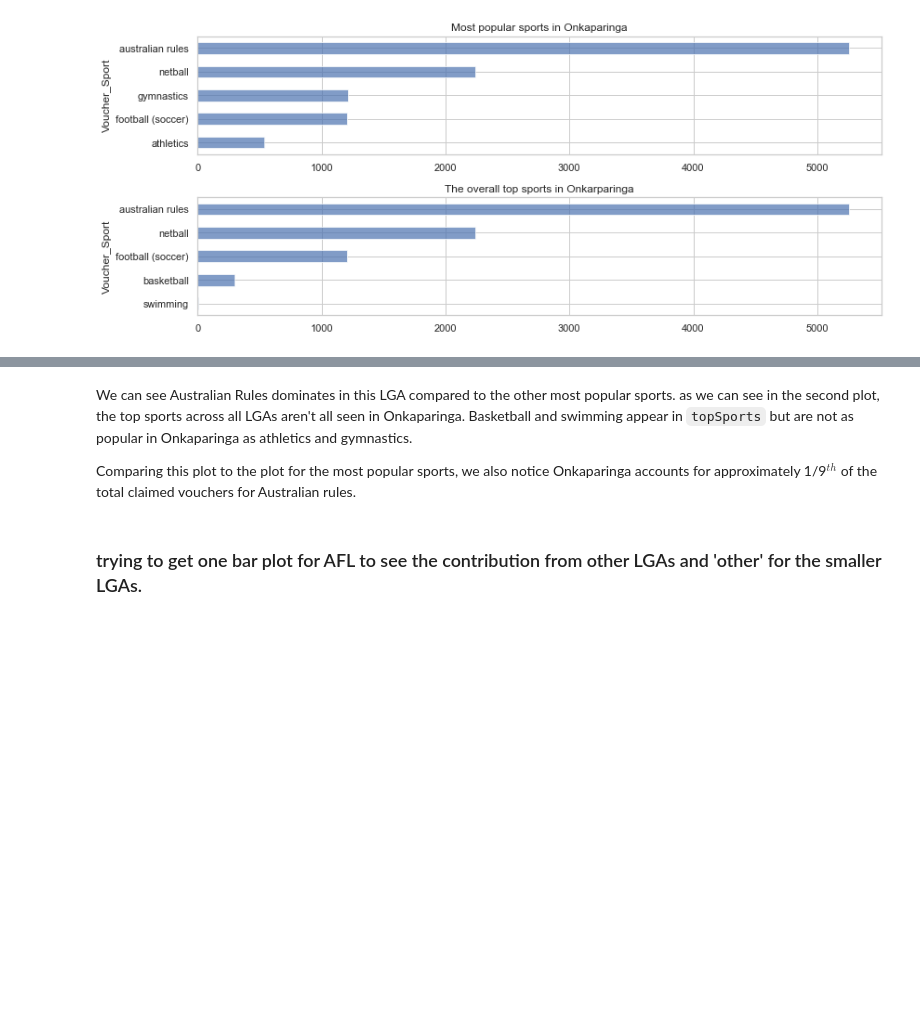
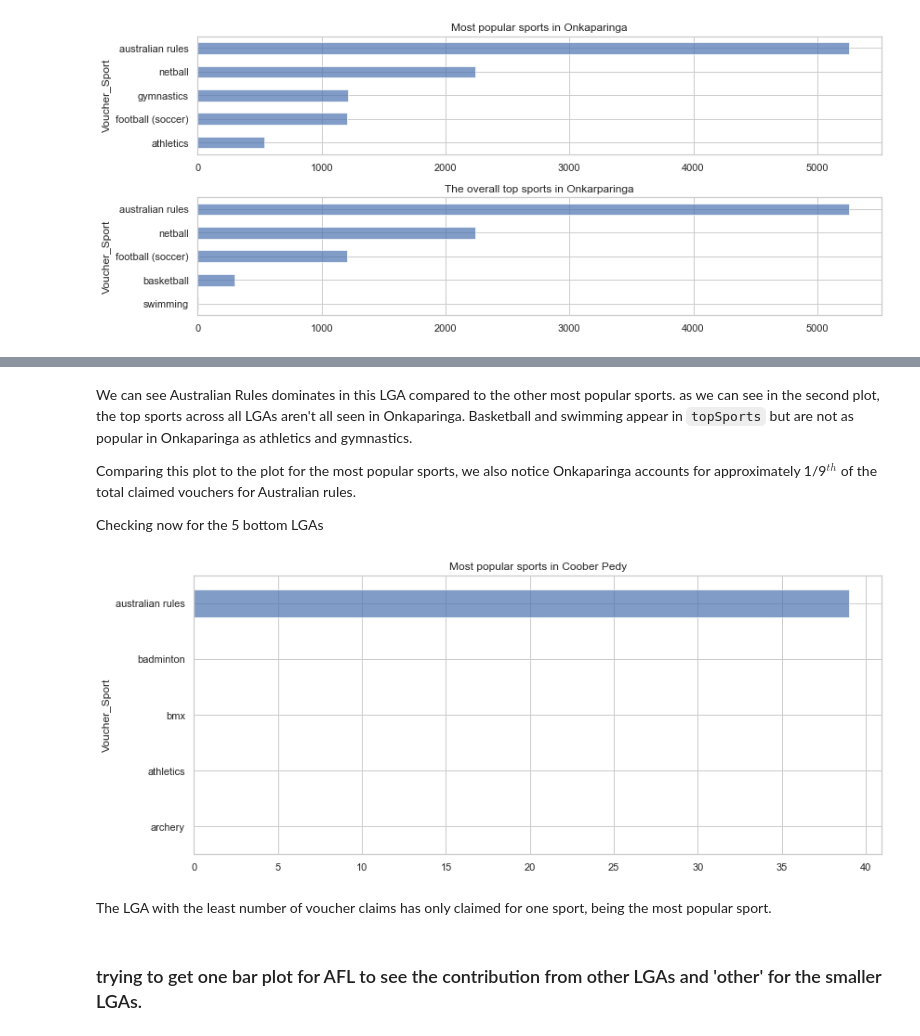
Before and after one commit to MQCOMP2200-S2-2021/Data-Science-Labs, a Jupyter notebook: Portfolio 2-Copy1.ipynb, the cells around one changed output, grey strips where cells are left out. Cells and saved outputs as stored; diff of their text form; code cells hidden in the pictures; blank space fills up the shorter version.

```diff
--- a/Portfolio 2-Copy1.ipynb
+++ b/Portfolio 2-Copy1.ipynb
@@ -485,3 +483,15 @@ pivot.loc['onkaparinga'][topSports].sort_values().plot(kind='barh', style='b', a
 plt.tight_layout()
 # %% [output]
 [figure]
+# %%
+sns.set_theme(style="whitegrid")
+fig, axes = plt.subplots(2,1, figsize=(12, 5))
+
+
+pivot.loc['onkaparinga'].nlargest(5).sort_values().plot(kind='barh', style='b', alpha=0.7,
+              title='Most popular sports in Onkaparinga', ax = axes[0])
+
+pivot.loc['onkaparinga'][topSports].sort_values().plot(kind='barh', style='b', alpha=0.7,
+              title='The overall top sports in Onkarparinga', ax = axes[1])
+
+plt.tight_layout()
@@ -489,6 +501,24 @@ plt.tight_layout()
 We can see Australian Rules dominates in this LGA compared to the other most popular sports. as we can see in the second plot, the top sports across all LGAs aren't all seen in Onkaparinga. Basketball and swimming appear in `topSports` but are not as popular in Onkaparinga as athletics and gymnastics.
 
 Comparing this plot to the plot for the most popular sports, we also notice Onkaparinga accounts for approximately 1/9$^{th}$ of the total claimed vouchers for Australian rules.
+
+Checking now for the 5 bottom LGAs
+# %%
+sns.set_theme(style="whitegrid")
+fig, axes = plt.subplots(1,1, figsize=(12, 5))
+
+
+pivot.loc['coober pedy'].nlargest(5).sort_values().plot(kind='barh', style='b', alpha=0.7,
+              title='Most popular sports in Coober Pedy')
+
+# pivot.loc['coober pedy'][topSports].sort_values().plot(kind='barh', style='b', alpha=0.7,
+#               title='The overall top sports in Coober Pedy', ax = axes[1])
+
+plt.tight_layout()
+# %% [output]
+[figure, added]
+# %% [markdown]
+The LGA with the least number of voucher claims has only claimed for one sport, being the most popular sport.
 # %% [markdown]
 ### trying to get one bar plot for AFL to see the contribution from other LGAs and 'other' for the smaller LGAs.
 # %% [raw]
```
Also changed, not shown: parts of 38 cells of this notebook.
